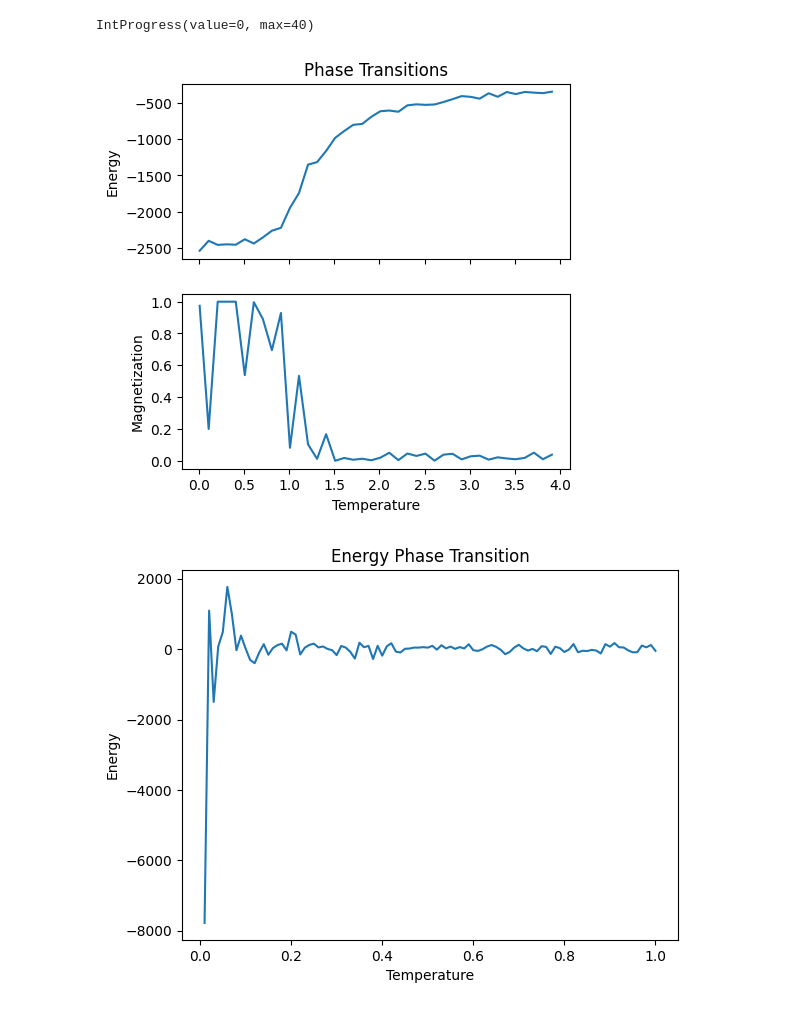
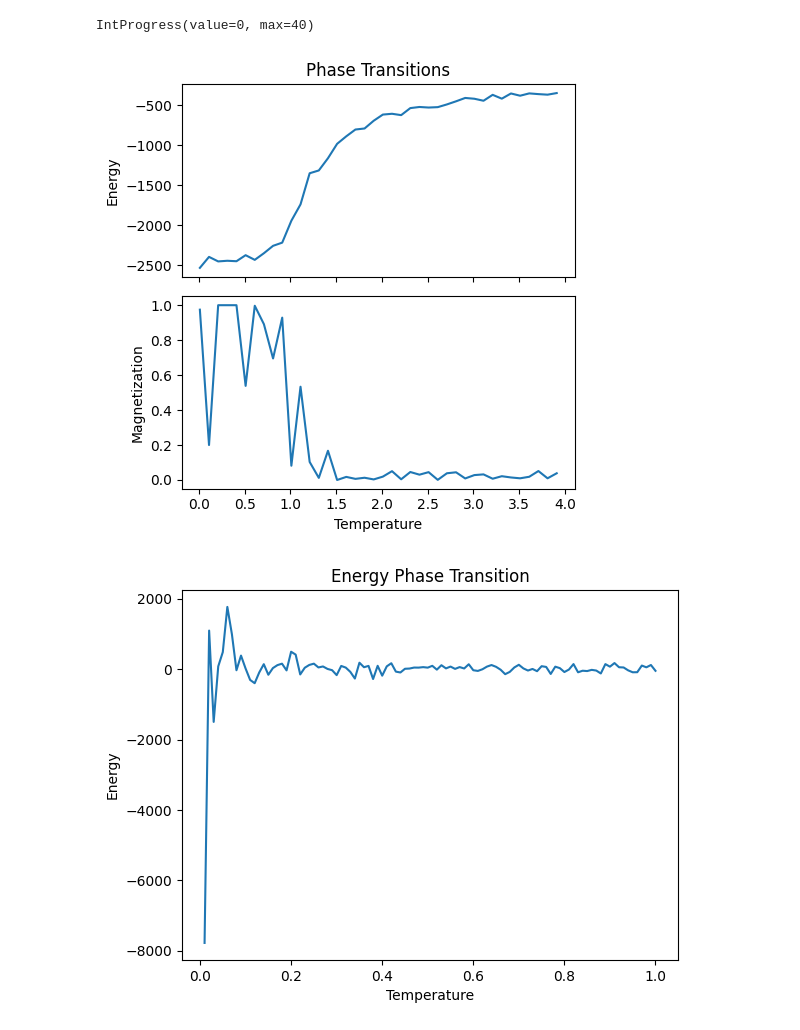
Before and after one commit to jshe2304/ttic31180, a Jupyter notebook: project/phase.ipynb, the cells around one changed output. Cells and saved outputs as stored; diff of their text form; code cells hidden in the pictures.

```diff
--- a/project/phase.ipynb
+++ b/project/phase.ipynb
@@ -43,16 +43,16 @@ IntProgress(value=0, max=40)
 # %%
 fig, (ax0, ax1) = plt.subplots(2, 1, figsize=(5, 5), sharex=True)
 
 ax0.set_title('Phase Transitions')
 ax0.plot(temperatures, energies)
 ax0.set_ylabel('Energy')
 ax1.plot(temperatures, [np.abs(m) for m in magnetizations])
 ax1.set_ylabel('Magnetization')
 ax1.set_xlabel('Temperature')
-
+plt.tight_layout()
 plt.savefig('graphics/mcmc_phase.png')
 # %% [output]
-[figure, old version]
+[figure, new version]
 # %%
 plt.plot(temperatures[:100], energies[:100])
 plt.xlabel('Temperature')
```
Also changed, not shown: 5 other files.
